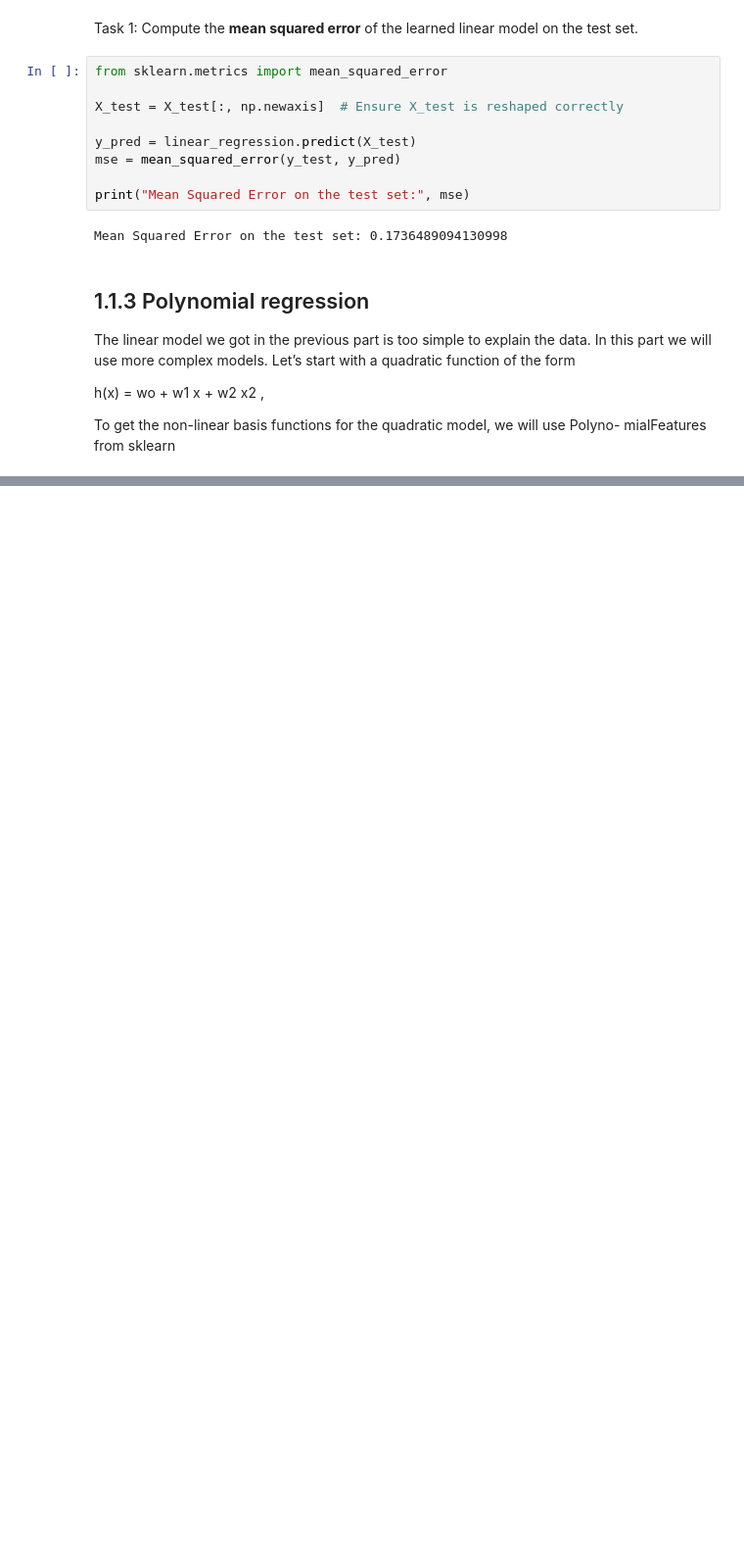
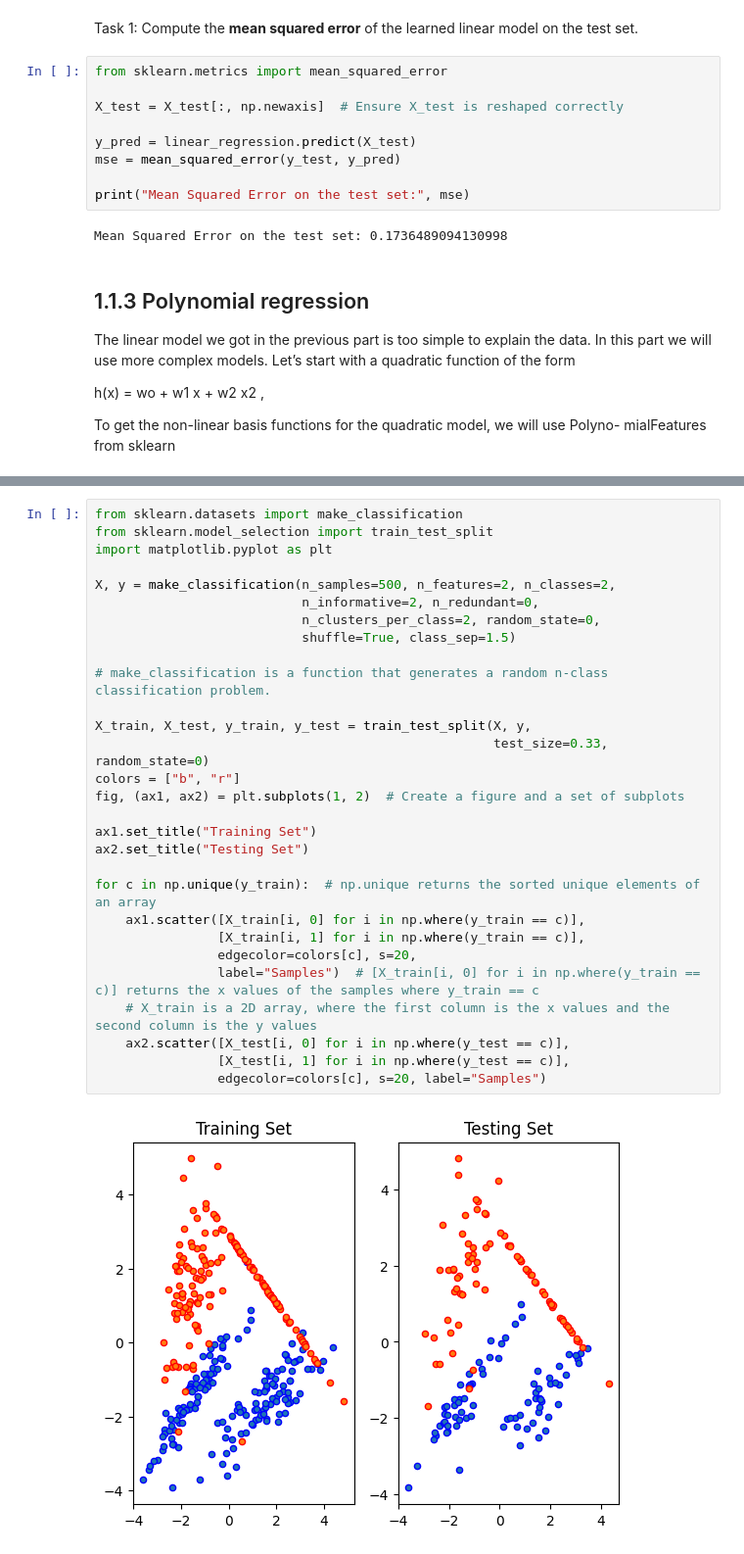
Before and after one commit to faris771/ENCS5141_AI_LAB, a Jupyter notebook: EXP4.ipynb, the cells around one changed output, grey strips where cells are left out. Shown: that part at 98% size. Saved outputs shown, nothing was run; the diff lists cells and outputs as text; blank space fills up the shorter version.

```diff
--- a/EXP4.ipynb
+++ b/EXP4.ipynb
@@ -127,0 +230,31 @@ mialFeatures from sklearn
+# %%
+from sklearn.datasets import make_classification
+from sklearn.model_selection import train_test_split
+import matplotlib.pyplot as plt
+
+X, y = make_classification(n_samples=500, n_features=2, n_classes=2,
+                           n_informative=2, n_redundant=0,
+                           n_clusters_per_class=2, random_state=0,
+                           shuffle=True, class_sep=1.5)
+
+# make_classification is a function that generates a random n-class classification problem.
+
+X_train, X_test, y_train, y_test = train_test_split(X, y,
+                                                    test_size=0.33, random_state=0)
+colors = ["b", "r"]
+fig, (ax1, ax2) = plt.subplots(1, 2)  # Create a figure and a set of subplots
+
+ax1.set_title("Training Set")
+ax2.set_title("Testing Set")
+
+for c in np.unique(y_train):  # np.unique returns the sorted unique elements of an array
+    ax1.scatter([X_train[i, 0] for i in np.where(y_train == c)],
+                [X_train[i, 1] for i in np.where(y_train == c)],
+                edgecolor=colors[c], s=20,
+                label="Samples")  # [X_train[i, 0] for i in np.where(y_train == c)] returns the x values of the samples where y_train == c
+    # X_train is a 2D array, where the first column is the x values and the second column is the y values
+    ax2.scatter([X_test[i, 0] for i in np.where(y_test == c)],
+                [X_test[i, 1] for i in np.where(y_test == c)],
+                edgecolor=colors[c], s=20, label="Samples")
+# %% [output]
+[figure, added]
```
Also changed, not shown: parts of 41 cells of this notebook.
